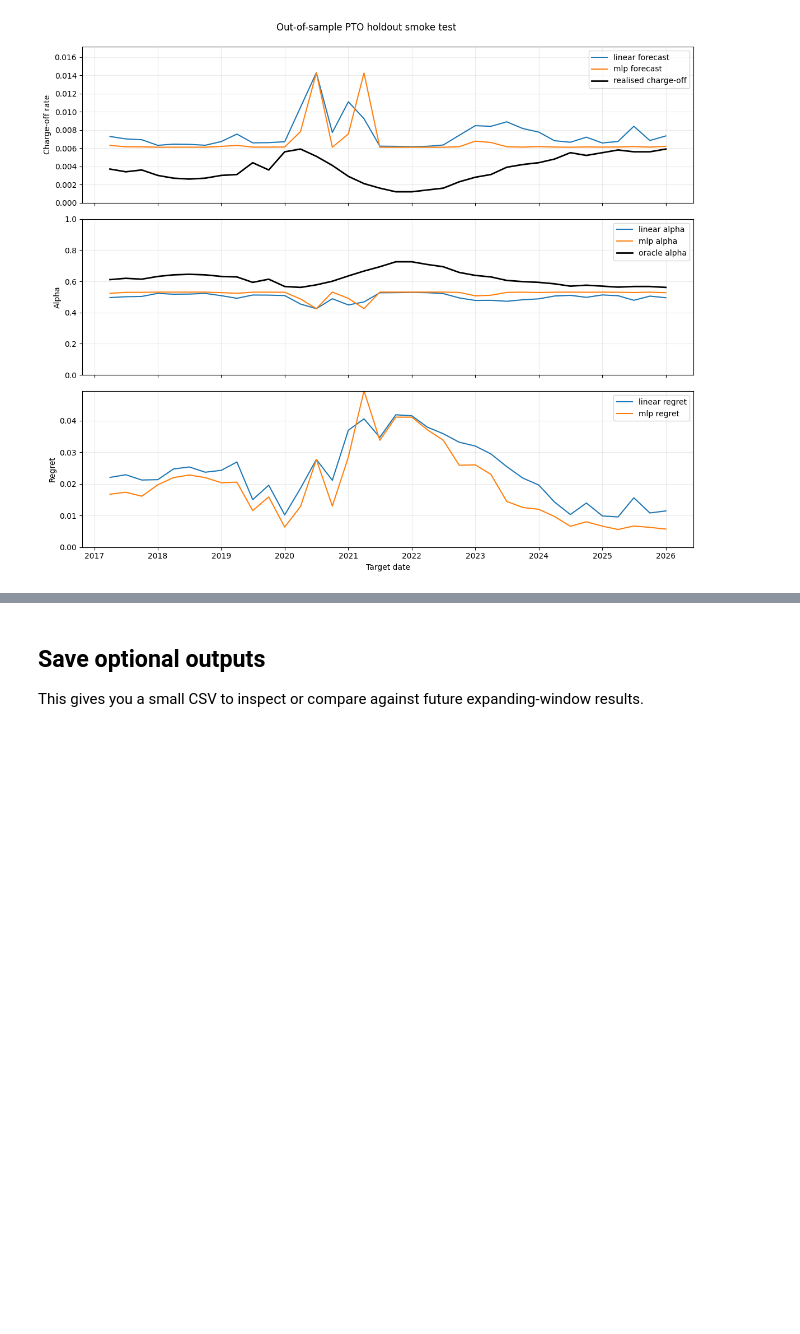
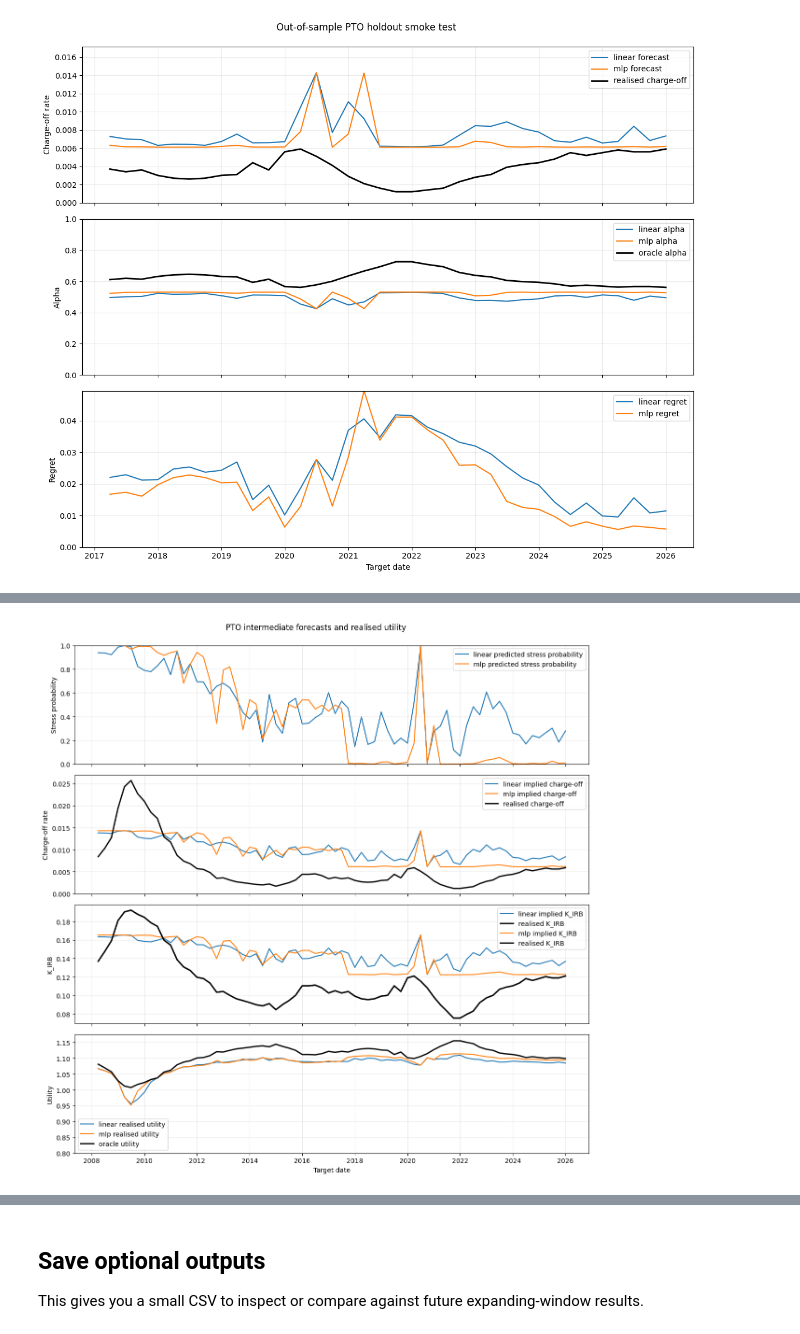
Before and after one commit to okeeffe-hannah/Decision_Focused_Learning_for_Capital_Allocation, a Jupyter notebook: models/notebooks/test_predict_then_optimise.ipynb, the cells around one changed output, grey strips where cells are left out. Saved outputs shown, nothing was run; the diff lists cells and outputs as text; code cells hidden in the pictures; blank space fills up the shorter version.

```diff
--- a/models/notebooks/test_predict_then_optimise.ipynb
+++ b/models/notebooks/test_predict_then_optimise.ipynb
@@ -454,0 +406,99 @@ plt.show()
+# %%
+
+from capital_allocation_utils import annualised_pd_from_chargeoff, irb_capital_requirement
+
+oracle = pto_expanding_predictions[
+    pto_expanding_predictions["model"] == "linear"
+].sort_values("target_date").copy()
+
+pd_realised = annualised_pd_from_chargeoff(
+    oracle["realised_chargeoff"].to_numpy(dtype=float),
+    cap_cfg,
+)
+
+oracle["k_irb_realised"] = irb_capital_requirement(pd_realised, cap_cfg)
+pto_expanding_predictions["target_date"] = pd.to_datetime(
+    pto_expanding_predictions["target_date"]
+)
+
+fig, axes = plt.subplots(4, 1, figsize=(12, 12), sharex=True)
+
+for model_name, group in pto_expanding_predictions.groupby("model"):
+    group = group.sort_values("target_date")
+
+    # 1. Predicted stress probability
+    axes[0].plot(
+        group["target_date"],
+        group["p_hat_stress"],
+        label=f"{model_name} predicted stress probability",
+    )
+
+    # 2. Implied charge-off mean
+    axes[1].plot(
+        group["target_date"],
+        group["mu_hat_chargeoff"],
+        label=f"{model_name} implied charge-off",
+    )
+
+    # 3. Implied Basel IRB capital requirement
+    axes[2].plot(
+        group["target_date"],
+        group["k_irb_hat"],
+        label=f"{model_name} implied K_IRB",
+    )
+    axes[2].plot(
+    oracle["target_date"],
+    oracle["k_irb_realised"],
+    color="black",
+    linewidth=2,
+    label="realised K_IRB",
+)
+    # 4. Realised utility
+    axes[3].plot(
+        group["target_date"],
+        group["realised_utility"],
+        label=f"{model_name} realised utility",
+    )
+
+# Realised/oracle series are the same across model rows, so take one model
+oracle = (
+    pto_expanding_predictions[pto_expanding_predictions["model"] == "linear"]
+    .sort_values("target_date")
+)
+
+# Add realised charge-off to implied charge-off panel
+axes[1].plot(
+    oracle["target_date"],
+    oracle["realised_chargeoff"],
+    color="black",
+    linewidth=2,
+    label="realised charge-off",
+)
+
+# Add oracle utility to utility panel
+axes[3].plot(
+    oracle["target_date"],
+    oracle["oracle_utility"],
+    color="black",
+    linewidth=2,
+    label="oracle utility",
+)
+
+axes[0].set_ylabel("Stress probability")
+axes[1].set_ylabel("Charge-off rate")
+axes[2].set_ylabel("K_IRB")
+axes[3].set_ylabel("Utility")
+axes[3].set_xlabel("Target date")
+
+axes[0].set_ylim(0.0, 1.0)
+axes[3].set_ylim(0.8, 1.175)  # optional close-up for utility
+
+for ax in axes:
+    ax.grid(True, alpha=0.25)
+    ax.legend(loc="best")
+
+fig.suptitle("PTO intermediate forecasts and realised utility", y=0.995)
+plt.tight_layout()
+plt.show()
+# %% [output]
+[figure, added]
```
Also changed, not shown: parts of 8 cells of this notebook, 1 other file.
